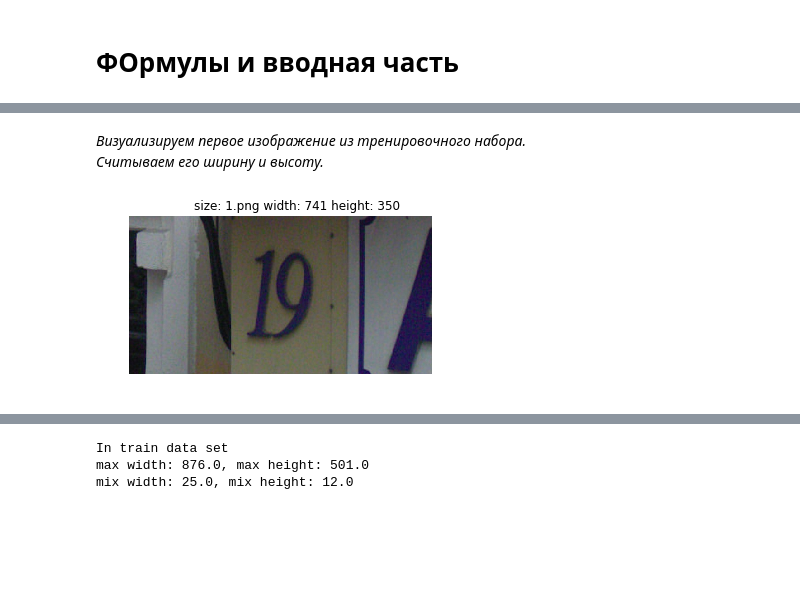
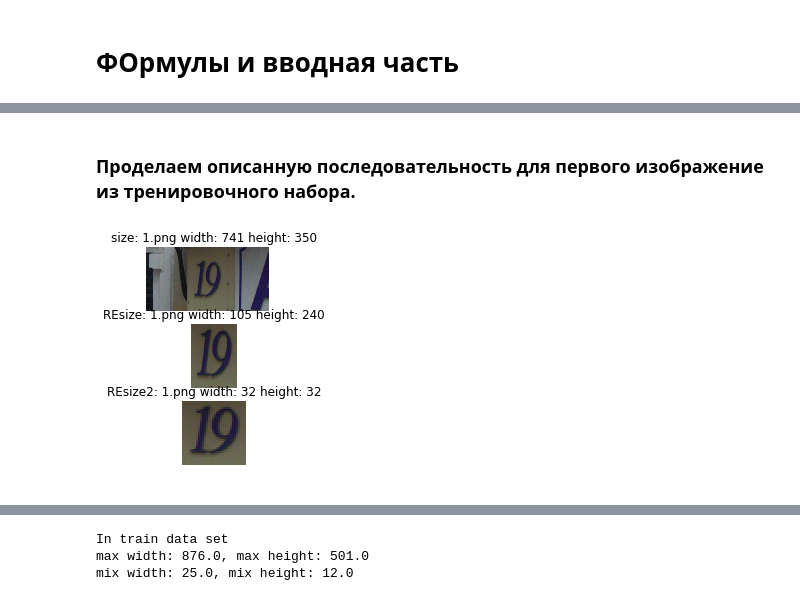
Before and after one commit to Factotum8/test_task_street_view_house_numbers, a Jupyter notebook: CNN_train.ipynb, the cells around one changed output, grey strips where cells are left out. Drawn from its saved outputs; the diff is of its cells as text; code cells hidden in the pictures; blank space fills up the shorter version.

```diff
--- a/CNN_train.ipynb
+++ b/CNN_train.ipynb
@@ -125,15 +138,54 @@ extra_data = dsf.getAllDigitStructure_ByDigit()
 # %% [markdown]
-*Визуализируем первое изображение из тренировочного набора.*
-*Считываем его ширину и высоту.*
+### Проделаем описанную последовательность для первого изображение из тренировочного набора.
-# %%
-# Visualisation image
-
-f, ax = plt.subplots(nrows=1, ncols=1)
-fullname = os.path.join(train_folders, train_data[0]['filename'])
-with Image.open(fullname) as im:
-    ax.axis('off')
-    str_ = f"size: {train_data[0]['filename']} width: {im.size[0]} height: {im.size[1]}"
-    ax.set_title(str_, loc='center')
-    ax.imshow(np.asanyarray(im))
-# %% [output]
-[figure, removed]
+# %%
+# Visualisation image
+
+f, ax = plt.subplots(nrows=3, ncols=1)
+ax[0].axis('off'); ax[0].set_title(str_, loc='center')
+ax[1].axis('off')
+ax[2].axis('off'); ax[2].set_title(str_, loc='center')
+fullname = os.path.join(train_folders, train_data[0]['filename'])
+with Image.open(fullname) as im:
+
+    str_ = f"size: {train_data[0]['filename']} width: {im.size[0]} height: {im.size[1]}"
+    ax[0].set_title(str_, loc='center')
+    ax[0].imshow(np.asanyarray(im))
+
+    # resize
+    # arrays with a coordinate digit bboxes
+    len_boxes = len(train_data[0]['boxes'])
+    top = np.ndarray([len_boxes], dtype='float32')
+    left = np.ndarray([len_boxes], dtype='float32')
+    height = np.ndarray([len_boxes], dtype='float32')
+    width = np.ndarray([len_boxes], dtype='float32')
+
+    for position in np.arange(len_boxes):
+
+        top[position] = train_data[0]['boxes'][position]['top']
+        height[position] = train_data[0]['boxes'][position]['height']
+        left[position] = train_data[0]['boxes'][position]['left']
+        width[position] = train_data[0]['boxes'][position]['width']
+
+    # Calculate slices for bboxes all number
+    im_top = int(np.amin(top - 0.1 * height))
+    # начало числа + константный отступ, что бы номер был более "в центер" изображения
+    im_height = int(np.amax(top + height + 0.1 * height))
+    im_left = int(np.amin(left - 0.1 * width))
+    im_width = int(np.amax(left + width + 0.1 * width))
+
+
+    str_ = (f"REsize: {train_data[0]['filename']} "
+            f"width: {int(np.amax(width + 0.1 * width))} "
+            f"height: {int(np.amax(height + 0.1 * height))}")
+    ax[1].set_title(str_, loc='center')
+    ax[1].imshow(np.asanyarray(im)[int(im_top): int(im_height),
+                             int(im_left): int(im_width), :])
+
+    # Cut 32 x 32
+    str_ = (f"REsize2: {train_data[0]['filename']} "
+            f"width: 32 height: 32")
+    ax[2].set_title(str_, loc='center')
+    im = im.crop((im_left, im_top, im_width, im_height)).resize([32,32], Image.ANTIALIAS)
+    ax[2].imshow(im)
+# %% [output]
+[figure, added]
```
Also changed, not shown: parts of 10 cells of this notebook.
